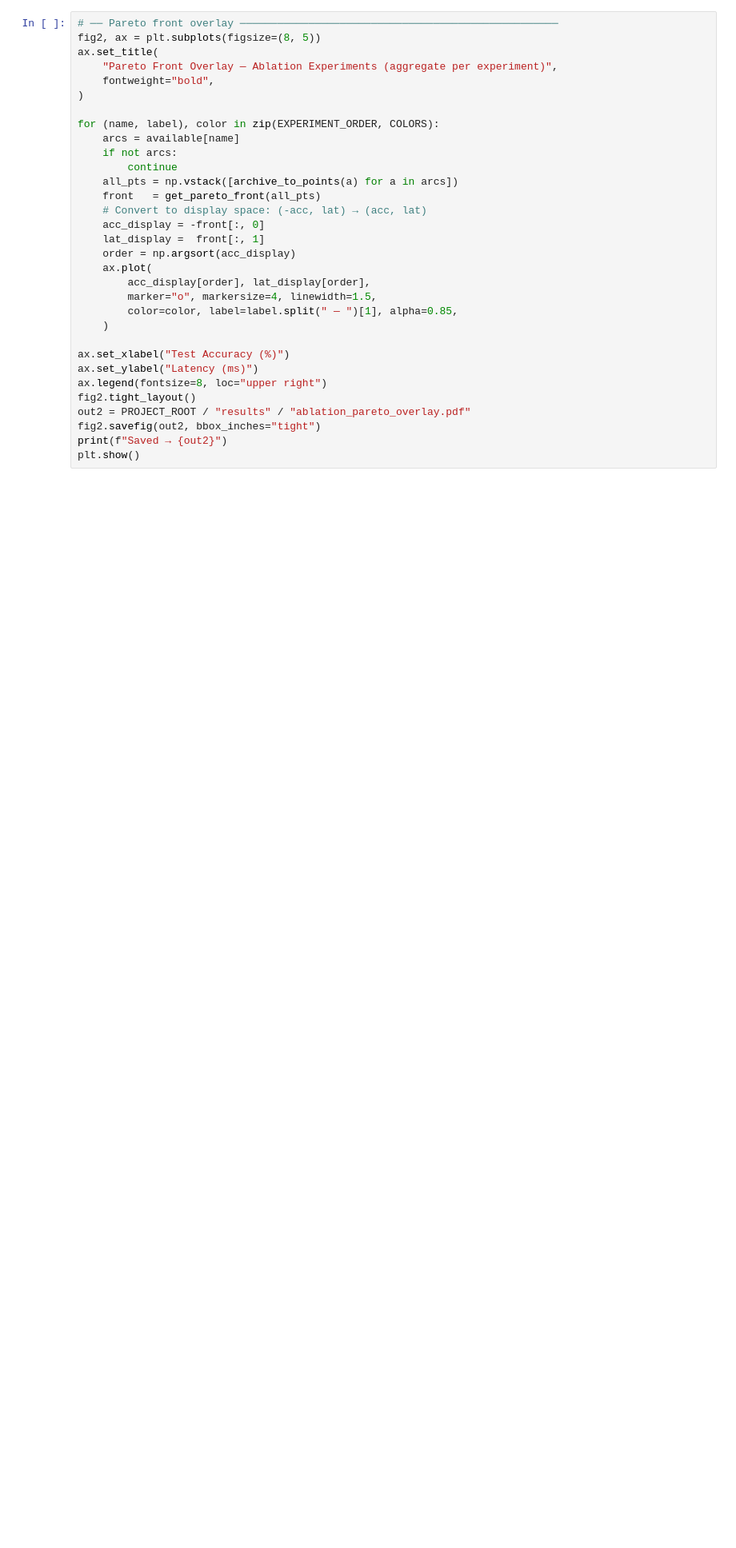
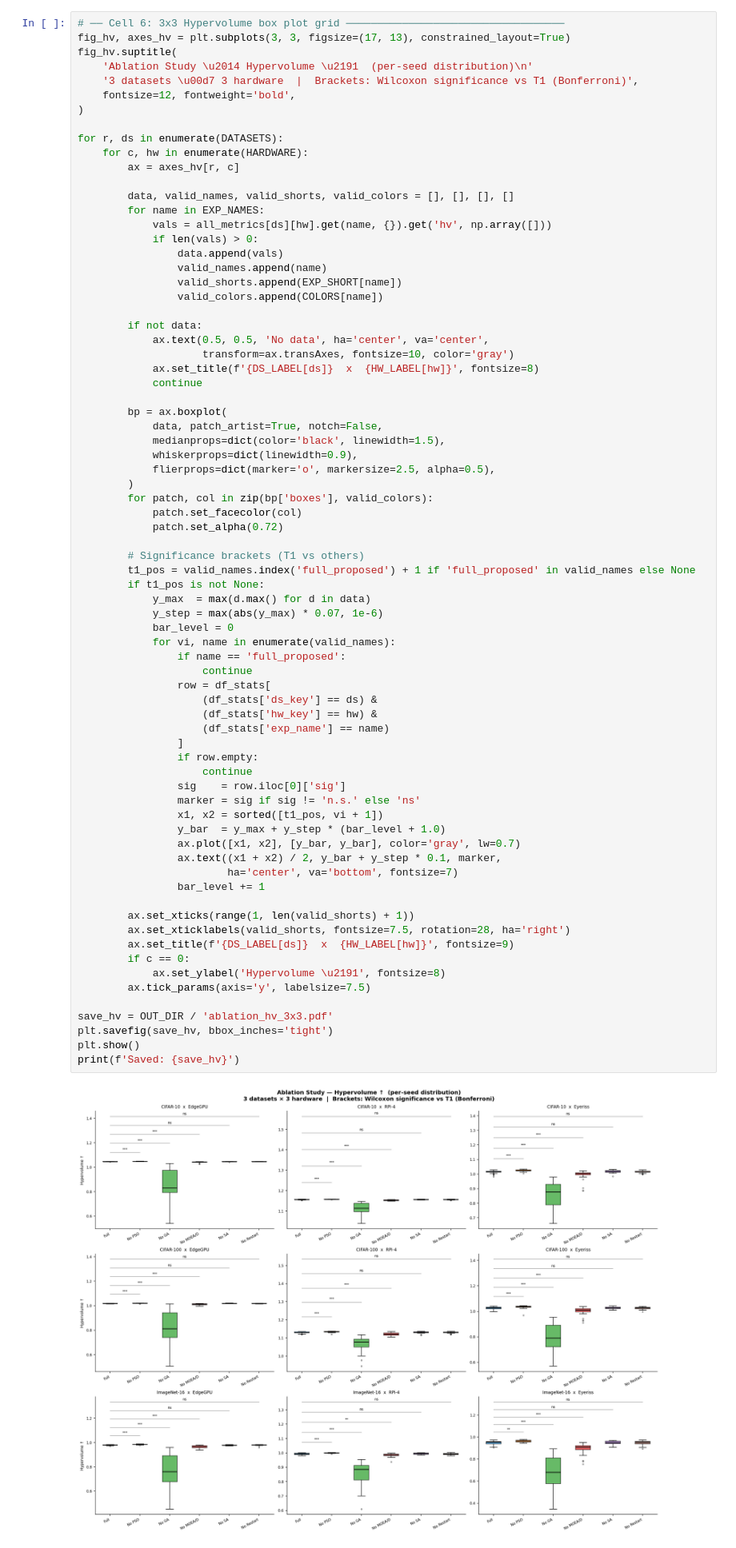
Before and after one commit to AbdeslemHMN/HW-NAS-Memetic, a Jupyter notebook: notebooks/04_ablation_analysis.ipynb, the cells around one changed output. Shown at 80% size. Drawn from its saved outputs; the diff is of its cells as text; blank space fills up the shorter version.

Commit message:
add ablation and waterfall comparaison

```diff
--- a/notebooks/04_ablation_analysis.ipynb
+++ b/notebooks/04_ablation_analysis.ipynb
@@ -294,33 +321,76 @@ Saved → /home/abdeslem/Folders/2CS/S2/PROJ/HW-NAS-Memetic/results/ablations_hv
 # %%
-# ── Pareto front overlay ───────────────────────────────────────────────────
-fig2, ax = plt.subplots(figsize=(8, 5))
-ax.set_title(
-    "Pareto Front Overlay — Ablation Experiments (aggregate per experiment)",
-    fontweight="bold",
+# ── Cell 6: 3x3 Hypervolume box plot grid ───────────────────────────────────
+fig_hv, axes_hv = plt.subplots(3, 3, figsize=(17, 13), constrained_layout=True)
+fig_hv.suptitle(
+    'Ablation Study \u2014 Hypervolume \u2191  (per-seed distribution)\n'
+    '3 datasets \u00d7 3 hardware  |  Brackets: Wilcoxon significance vs T1 (Bonferroni)',
+    fontsize=12, fontweight='bold',
 )
 
-for (name, label), color in zip(EXPERIMENT_ORDER, COLORS):
-    arcs = available[name]
-    if not arcs:
-        continue
-    all_pts = np.vstack([archive_to_points(a) for a in arcs])
-    front   = get_pareto_front(all_pts)
-    # Convert to display space: (-acc, lat) → (acc, lat)
-    acc_display = -front[:, 0]
-    lat_display =  front[:, 1]
-    order = np.argsort(acc_display)
-    ax.plot(
-        acc_display[order], lat_display[order],
-        marker="o", markersize=4, linewidth=1.5,
-        color=color, label=label.split(" — ")[1], alpha=0.85,
-    )
+for r, ds in enumerate(DATASETS):
+    for c, hw in enumerate(HARDWARE):
+        ax = axes_hv[r, c]
 
-ax.set_xlabel("Test Accuracy (%)")
-ax.set_ylabel("Latency (ms)")
-ax.legend(fontsize=8, loc="upper right")
-fig2.tight_layout()
-out2 = PROJECT_ROOT / "results" / "ablation_pareto_overlay.pdf"
-fig2.savefig(out2, bbox_inches="tight")
-print(f"Saved → {out2}")
+        data, valid_names, valid_shorts, valid_colors = [], [], [], []
+        for name in EXP_NAMES:
+            vals = all_metrics[ds][hw].get(name, {}).get('hv', np.array([]))
+            if len(vals) > 0:
+                data.append(vals)
+                valid_names.append(name)
+                valid_shorts.append(EXP_SHORT[name])
+                valid_colors.append(COLORS[name])
+
+        if not data:
+            ax.text(0.5, 0.5, 'No data', ha='center', va='center',
+                    transform=ax.transAxes, fontsize=10, color='gray')
+            ax.set_title(f'{DS_LABEL[ds]}  x  {HW_LABEL[hw]}', fontsize=8)
+            continue
+
+        bp = ax.boxplot(
+            data, patch_artist=True, notch=False,
+            medianprops=dict(color='black', linewidth=1.5),
+            whiskerprops=dict(linewidth=0.9),
+            flierprops=dict(marker='o', markersize=2.5, alpha=0.5),
+        )
+        for patch, col in zip(bp['boxes'], valid_colors):
+            patch.set_facecolor(col)
+            patch.set_alpha(0.72)
+
+        # Significance brackets (T1 vs others)
+        t1_pos = valid_names.index('full_proposed') + 1 if 'full_proposed' in valid_names else None
+        if t1_pos is not None:
+            y_max  = max(d.max() for d in data)
+            y_step = max(abs(y_max) * 0.07, 1e-6)
+            bar_level = 0
+            for vi, name in enumerate(valid_names):
+                if name == 'full_proposed':
+                    continue
+                row = df_stats[
+                    (df_stats['ds_key'] == ds) &
+                    (df_stats['hw_key'] == hw) &
+                    (df_stats['exp_name'] == name)
+                ]
+                if row.empty:
+                    continue
+                sig    = row.iloc[0]['sig']
+                marker = sig if sig != 'n.s.' else 'ns'
+                x1, x2 = sorted([t1_pos, vi + 1])
+                y_bar  = y_max + y_step * (bar_level + 1.0)
+                ax.plot([x1, x2], [y_bar, y_bar], color='gray', lw=0.7)
+                ax.text((x1 + x2) / 2, y_bar + y_step * 0.1, marker,
+                        ha='center', va='bottom', fontsize=7)
+                bar_level += 1
+
+        ax.set_xticks(range(1, len(valid_shorts) + 1))
+        ax.set_xticklabels(valid_shorts, fontsize=7.5, rotation=28, ha='right')
+        ax.set_title(f'{DS_LABEL[ds]}  x  {HW_LABEL[hw]}', fontsize=9)
+        if c == 0:
+            ax.set_ylabel('Hypervolume \u2191', fontsize=8)
+        ax.tick_params(axis='y', labelsize=7.5)
+
+save_hv = OUT_DIR / 'ablation_hv_3x3.pdf'
+plt.savefig(save_hv, bbox_inches='tight')
 plt.show()
+print(f'Saved: {save_hv}')
 # %% [output]
+[figure, new version]
```
Also changed, not shown: parts of 10 cells of this notebook, 10 other files.
